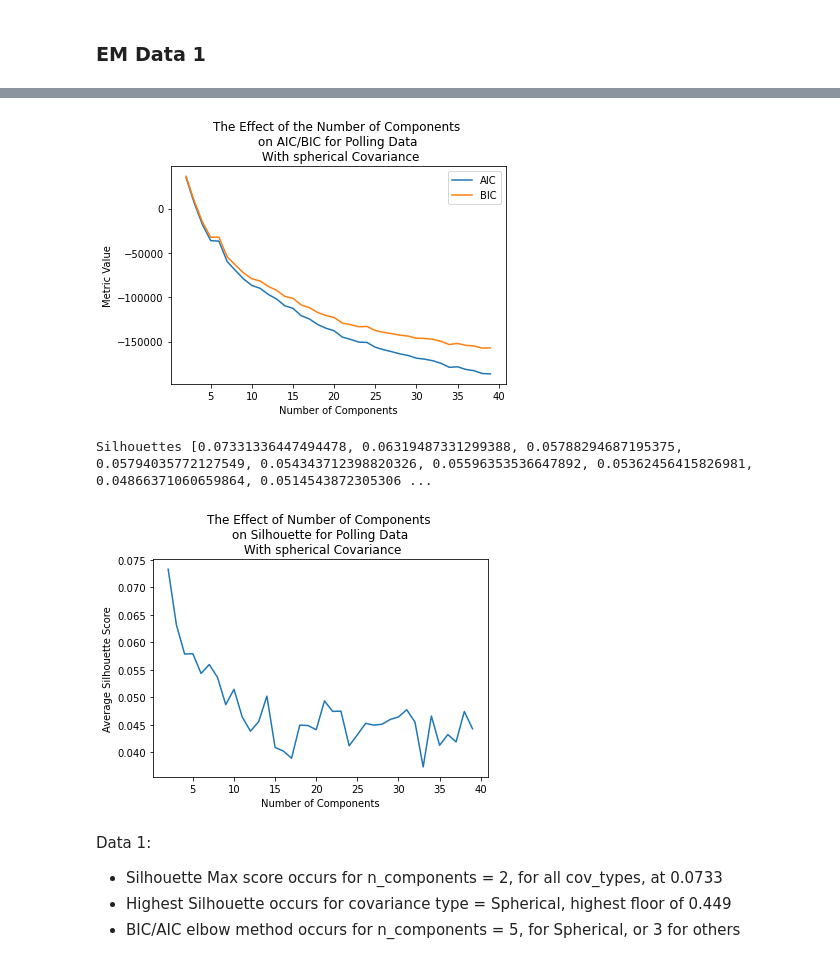
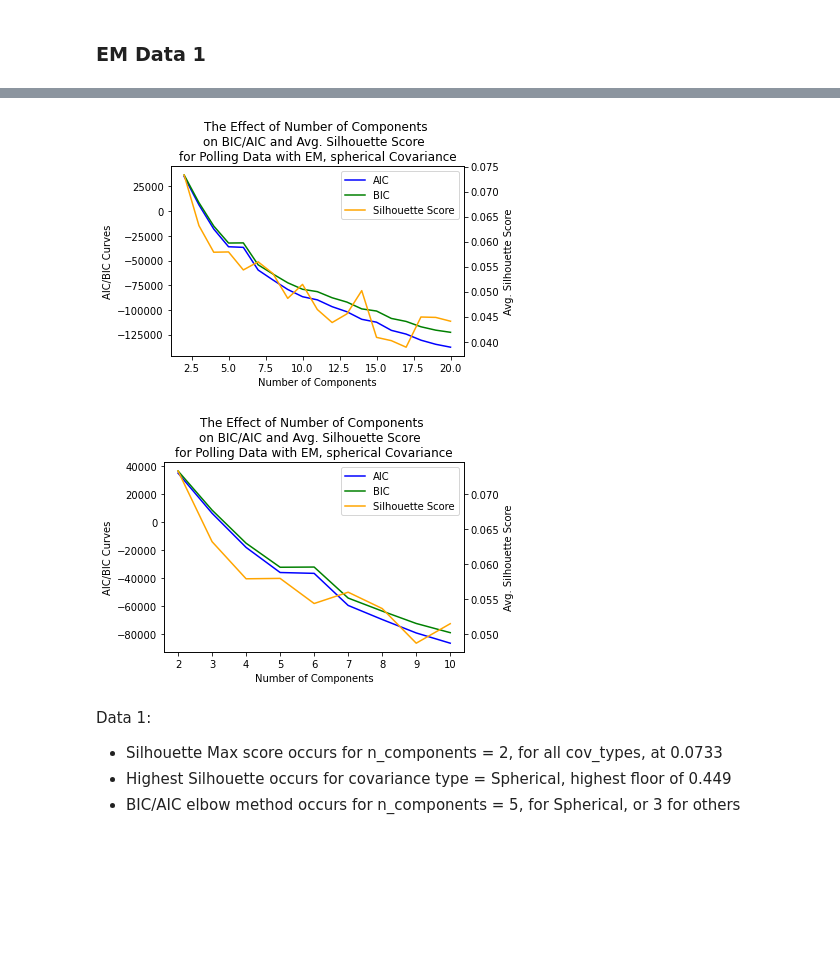
Before and after one commit to amandahutter/CS_7641, a Jupyter notebook: A3: Unsupervised Learning/A3.ipynb, the cells around one changed output, grey strips where cells are left out. Cells and saved outputs as stored; diff of their text form; code cells hidden in the pictures; blank space fills up the shorter version.

```diff
--- a/A3: Unsupervised Learning/A3.ipynb
+++ b/A3: Unsupervised Learning/A3.ipynb
@@ -576,9 +821,11 @@ Silhouettes [0.07331336447494478, 0.06319487331299388, 0.05788294687195375, 0.05
 # %%
-run_em(X_Train_Polling, np.arange(2, 40, 1), "Polling Data", 'spherical')
+run_em(X_Train_Polling, np.arange(2, 21, 1), "Polling Data", 'spherical')
 # %% [output]
-[figure, old version]
+[figure, new version]
-Silhouettes [0.07331336447494478, 0.06319487331299388, 0.05788294687195375, 0.05794035772127549, 0.054343712398820326, 0.05596353536647892, 0.05362456415826981, 0.04866371060659864, 0.0514543872305306 ...
-[figure, removed]
+# %%
+run_em(X_Train_Polling, np.arange(2, 11, 1), "Polling Data", 'spherical')
+# %% [output]
+[figure, added]
 # %% [markdown]
 Data 1:
 - Silhouette Max score occurs for n_components = 2, for all cov_types, at 0.0733
```
Also changed, not shown: parts of 106 cells of this notebook.
